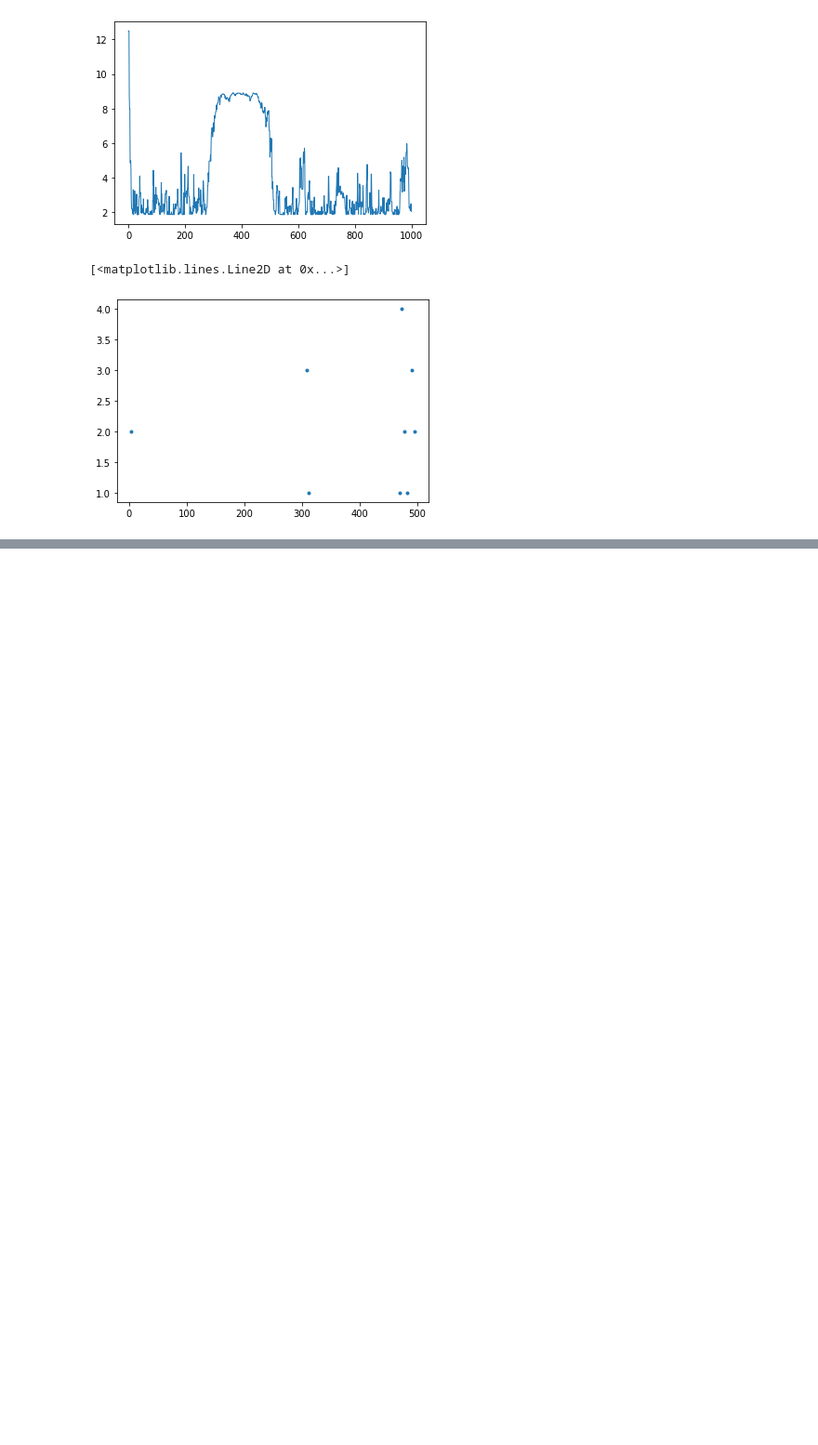
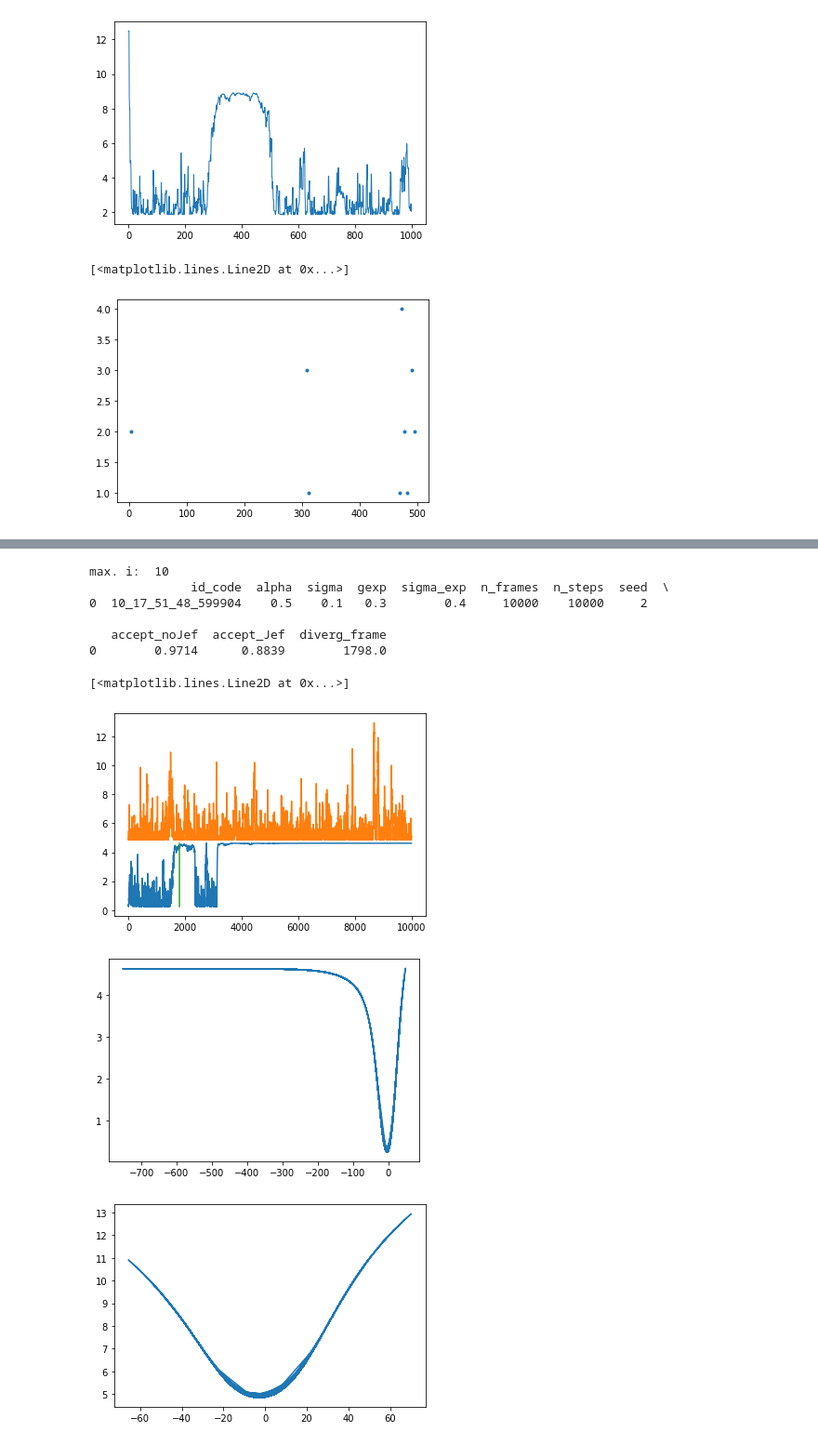
Before and after one commit to IvanGilardoni/Jeffreys_prior, a Jupyter notebook: main4.ipynb, the cells around one changed output, grey strips where cells are left out. Shown at 93% size. Drawn from its saved outputs; the diff is of its cells as text; code cells hidden in the pictures; blank space fills up the shorter version.

```diff
--- a/main4.ipynb
+++ b/main4.ipynb
@@ -400,0 +500,18 @@ plt.plot(out[0], out[1], '.')
+# %%
+root_path = '../Metropolis_sampling/'
+dir_list = os.listdir(root_path)
+
+temp = []
+
+for s in dir_list:
+    df = pandas.read_csv(root_path + s + '/input_pars')
+    df2 = pandas.read_csv(root_path + s + '/result_values')
+    df = pandas.concat([df, df2], axis=1)
+    temp.append(df)
+
+df = pandas.concat(temp, axis=0, ignore_index=False)
+
+df = df.sort_values(['sigma_exp', 'seed'])
+# df = df.drop_duplicates()
+
+df
@@ -400,0 +555,40 @@ plt.plot(out[0], out[1], '.')
+# %%
+sigma_exp = 0.8
+
+print('max. i: ', len(df[df['sigma_exp'] == sigma_exp]['id_code']))
+i = 1
+
+id_code = df[df['sigma_exp'] == 0.4]['id_code'].iloc[i]
+
+df_vals = pandas.read_csv(root_path + id_code + '/input_pars')
+df_vals2 = pandas.read_csv(root_path + id_code + '/result_values')
+df_vals = pandas.concat([df_vals, df_vals2], axis=1)
+
+en = np.load(root_path + id_code + '/energies_noJef.npy')
+en_Jef = np.load(root_path + id_code + '/energies_Jef.npy')
+
+traj = np.load(root_path + id_code + '/lambdas_noJef.npy')
+traj_Jef = np.load(root_path + id_code + '/lambdas_Jef.npy')
+
+print(df_vals)
+
+plt.plot(en)
+plt.plot(en_Jef)
+plt.plot(df_vals['diverg_frame'][0]*np.ones(2), [np.min(en), np.max(en)])
+
+plt.figure()
+plt.plot(traj, en)
+
+plt.figure()
+plt.plot(traj_Jef, en_Jef)
+# %% [output]
+max. i:  10
+              id_code  alpha  sigma  gexp  sigma_exp  n_frames  n_steps  seed  \
+0  10_17_51_48_599904    0.5    0.1   0.3        0.4     10000    10000     2
+
+   accept_noJef  accept_Jef  diverg_frame
+0        0.9714      0.8839        1798.0
+[<matplotlib.lines.Line2D at 0x...>]
+[figure, added]
+[figure, added]
+[figure, added]
```
Also changed, not shown: parts of 16 cells of this notebook, 1 other file.
